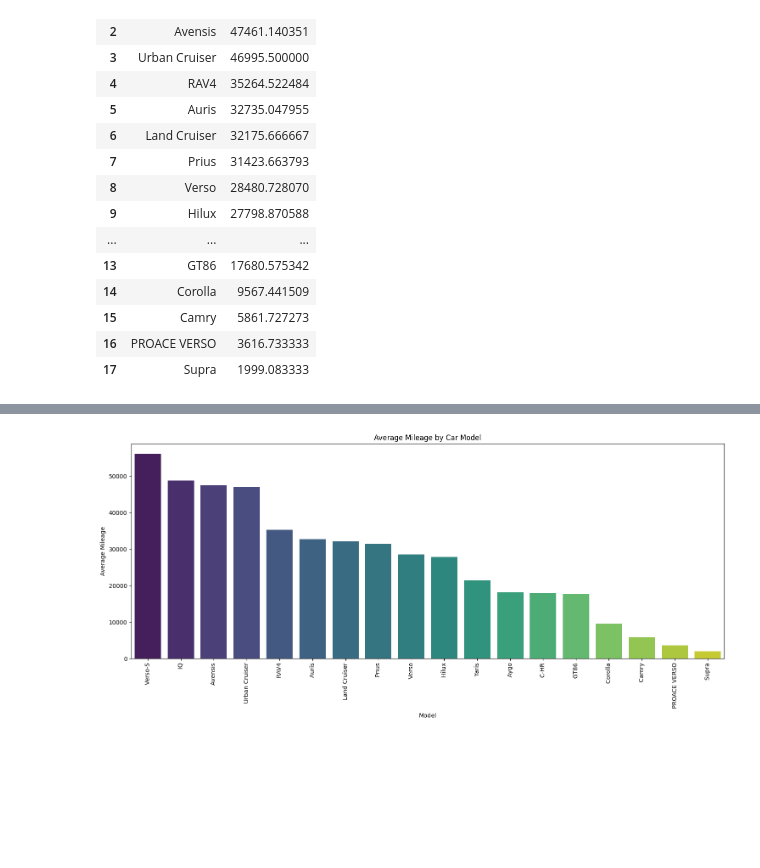
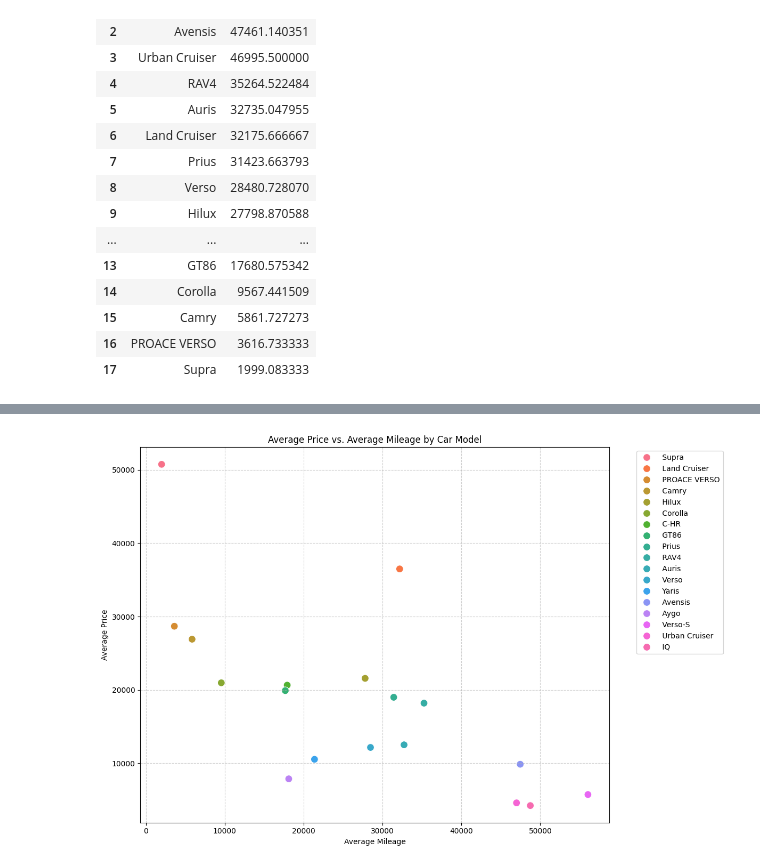
Before and after one commit to kxrrym03/Toyota-Used-Car-Insights, a Jupyter notebook: Toyota.ipynb, the cells around one changed output, grey strips where cells are left out. Saved outputs shown, nothing was run; the diff lists cells and outputs as text; code cells hidden in the pictures; blank space fills up the shorter version.

```diff
--- a/Toyota.ipynb
+++ b/Toyota.ipynb
@@ -188,16 +220,12 @@ display(merged_df)
-# %%
-import matplotlib.pyplot as plt
-import seaborn as sns
-
-avg_mileage_by_model = df.groupby('model')['mileage'].mean().sort_values(ascending=False).reset_index()
-
-plt.figure(figsize=(15, 7))
-sns.barplot(data=avg_mileage_by_model, x='model', y='mileage', palette='viridis')
-plt.title('Average Mileage by Car Model')
-plt.xlabel('Model')
-plt.ylabel('Average Mileage')
-plt.xticks(rotation=90)
-plt.tight_layout()
-plt.show()
-# %% [output]
-[figure, removed]
+# %%
+plt.figure(figsize=(12, 8))
+sns.scatterplot(data=merged_df, x='average_mileage', y='average_price', hue='model', s=100)
+plt.title('Average Price vs. Average Mileage by Car Model')
+plt.xlabel('Average Mileage')
+plt.ylabel('Average Price')
+plt.grid(True, linestyle='--', alpha=0.6)
+plt.legend(bbox_to_anchor=(1.05, 1), loc='upper left')
+plt.tight_layout()
+plt.show()
+# %% [output]
+[figure, added]
```
Also changed, not shown: parts of 2 cells of this notebook.
